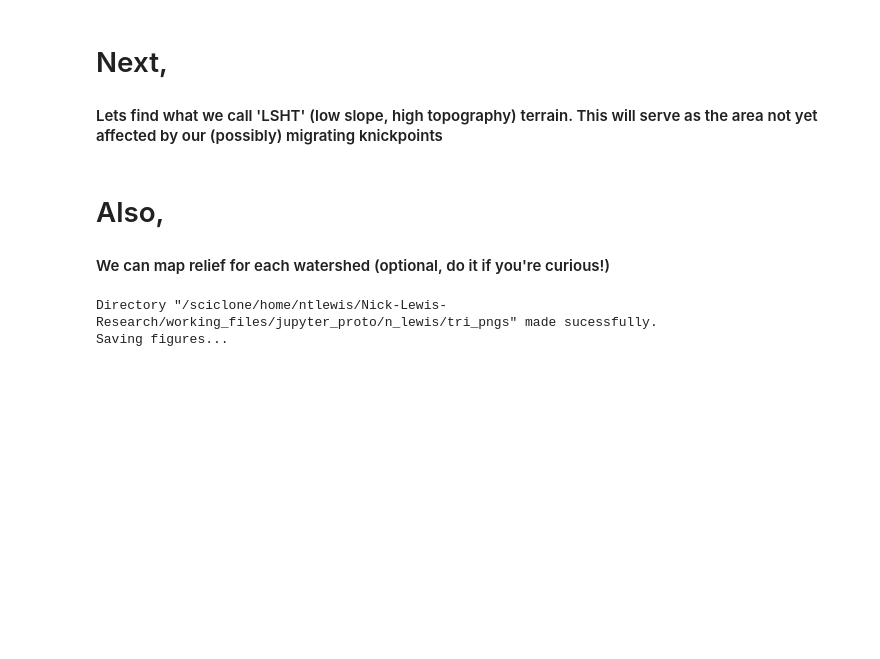
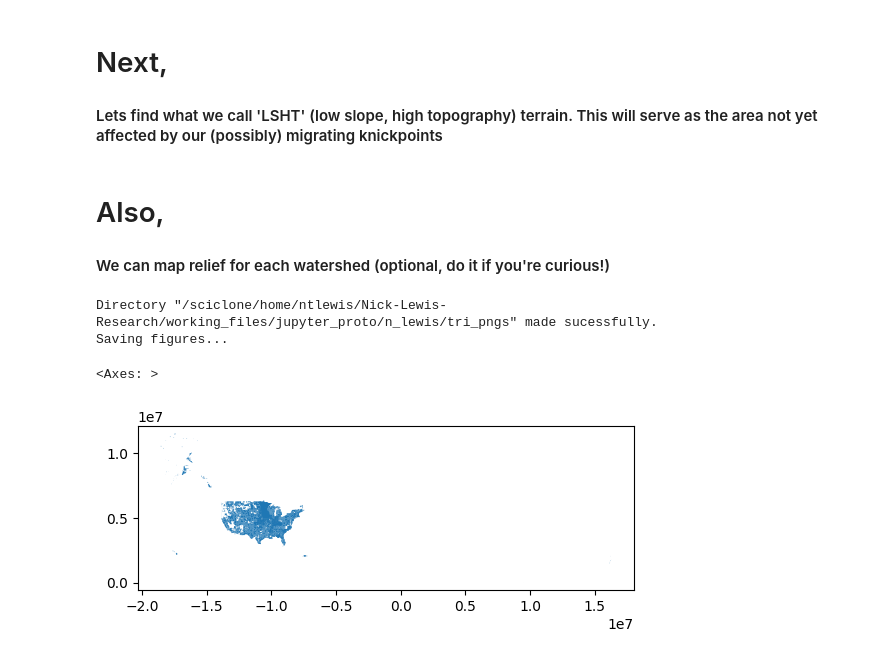
Before and after one commit to ntlewis1251/Nick-Lewis-Research, a Jupyter notebook: working_files/jupyter_proto/pt_1.ipynb, the cells around one changed output. Drawn from its saved outputs; the diff is of its cells as text; code cells hidden in the pictures; blank space fills up the shorter version.

Commit message:
Adding json for remote data

```diff
--- a/working_files/jupyter_proto/pt_1.ipynb
+++ b/working_files/jupyter_proto/pt_1.ipynb
@@ -280,0 +285,45 @@ Saving figures...
+# %%
+def gcs_to_proj(poly):
+    """
+    Function for reprojecting polygon shapely object from geographic coordinates (EPSG:4326)
+    to Web Mercator (EPSG: 3857)).
+
+    Parameters:
+        poly (shapely polygon): User area of interest (AOI)
+
+    Returns:
+        user_poly_proj3857 (shapely polygon): User AOI in EPSG 3857
+    """
+    wgs84 = pyproj.CRS("EPSG:4326")
+    web_mercator = pyproj.CRS("EPSG:3857")
+    project = pyproj.Transformer.from_crs(wgs84, web_mercator, always_xy=True).transform
+    user_poly_proj3857 = transform(project, poly)
+    return(user_poly_proj3857)
+# %%
+url = 'https://raw.githubusercontent.com/hobuinc/usgs-lidar/master/boundaries/resources.geojson'
+r = requests.get(url)
+with open('/sciclone/home/ntlewis/Nick-Lewis-Research/working_files/jupyter_proto/n_lewis/resources.geojson', 'w') as f:
+    f.write(r.content.decode("utf-8"))
+
+with open('/sciclone/home/ntlewis/Nick-Lewis-Research/working_files/jupyter_proto/n_lewis/resources.geojson', 'r') as f:
+    geojsons_3DEP = json.load(f)
+
+#make pandas dataframe and create pandas.Series objects for the names, urls, and number of points for each boundary.
+with open('/sciclone/home/ntlewis/Nick-Lewis-Research/working_files/jupyter_proto/n_lewis/resources.geojson', 'r') as f:
+    df = gpd.read_file(f)
+    names = df['name']
+    urls = df['url']
+    num_points = df['count']
+
+#project the boundaries to EPSG 3857 (necessary for API call to AWS for 3DEP data)
+projected_geoms = []
+for geometry in df['geometry']:
+        projected_geoms.append(gcs_to_proj(geometry))
+
+geometries_GCS = df['geometry']
+geometries_EPSG3857 = gpd.GeoSeries(projected_geoms)
+# %%
+geometries_EPSG3857.plot()
+# %% [output]
+<Axes: >
+[figure, added]
```
Also changed, not shown: parts of 2 cells of this notebook.
